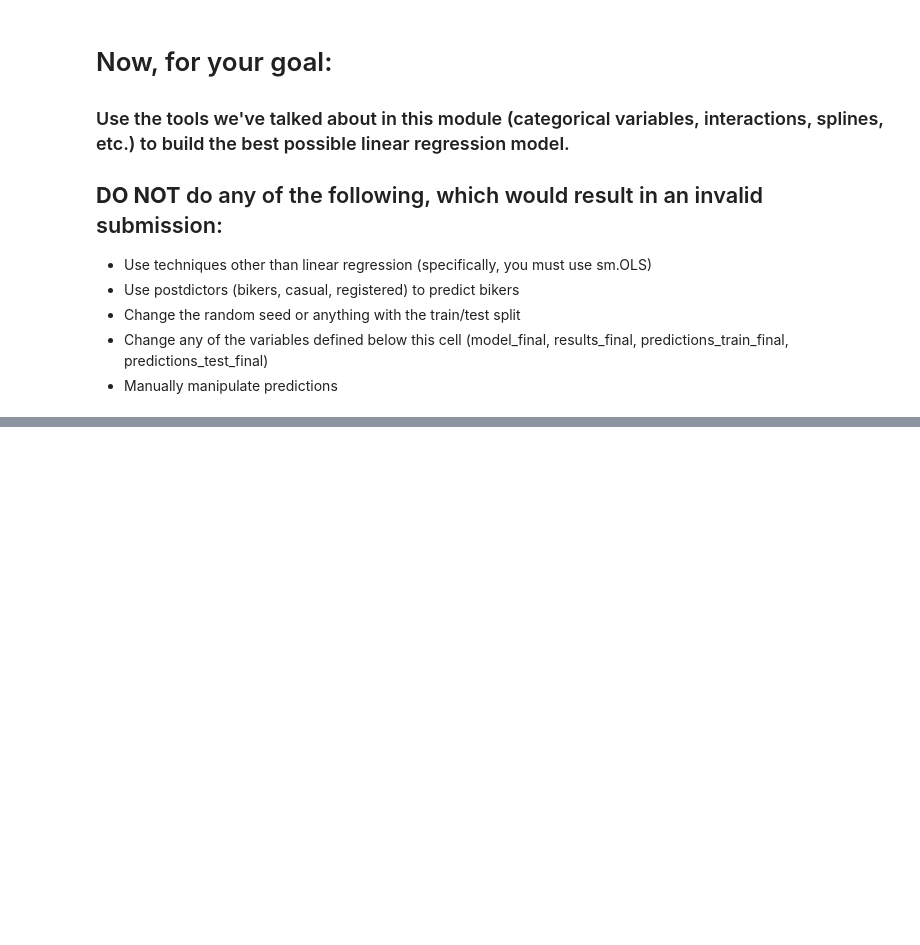
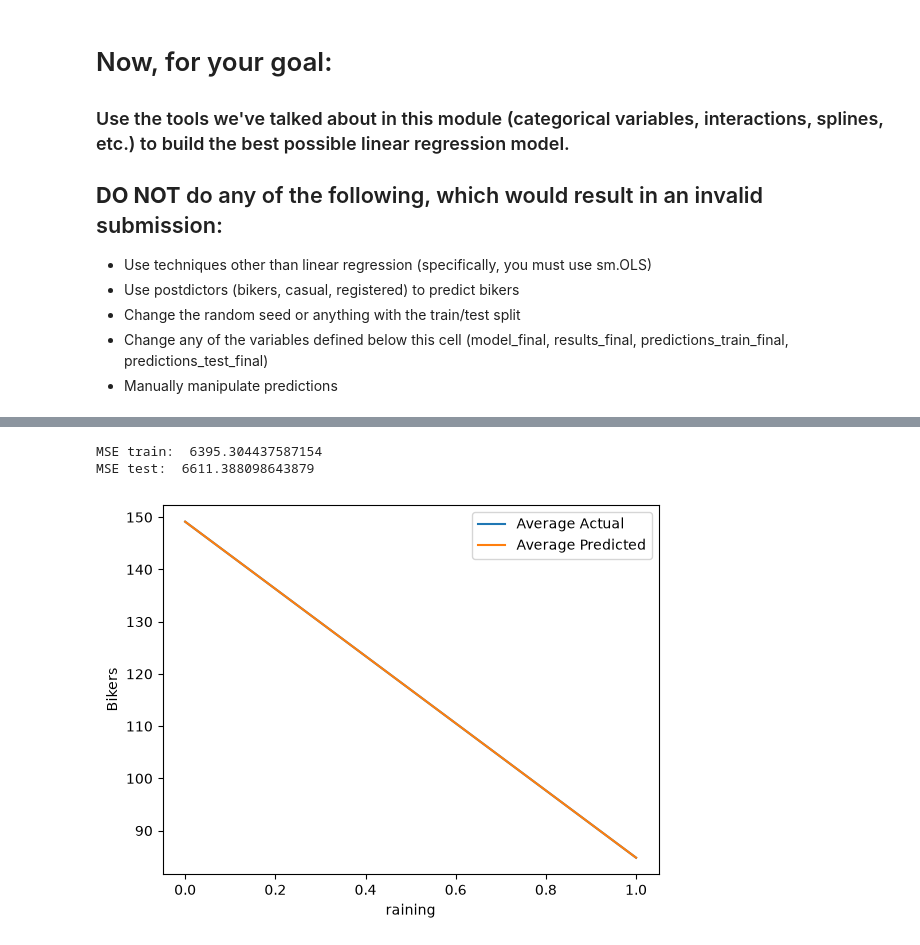
Before and after one commit to jonkrall/code_2600, a Jupyter notebook: mod05_nonlinear.ipynb, the cells around one changed output, grey strips where cells are left out. Cells and saved outputs as stored; diff of their text form; code cells hidden in the pictures; blank space fills up the shorter version.

Commit message:
Created model for Lab 05 with MSE ~6600 for test

```diff
--- a/mod05_nonlinear.ipynb
+++ b/mod05_nonlinear.ipynb
@@ -351,11 +353,22 @@ plot_avg_actual_vs_predicted_by_feature(X=X_train,
 - Change any of the variables defined below this cell (model_final, results_final, predictions_train_final, predictions_test_final)
 - Manually manipulate predictions
 # %%
-# Data pre-processing (on Train, Test, X_train, and X_test)
+# A combinations category/spline for month
+X_train["mnth_num"] = X_train["mnth"].cat.codes
+X_test["mnth_num"] = X_test["mnth"].cat.codes
+X_train["month_gt_march"] = np.where(X_train["mnth_num"] > 2, 1, 0)
+X_test["month_gt_march"] = np.where(X_test["mnth_num"] > 2, 1, 0)
+X_train["month_gt_oct"] = np.where(X_train["mnth_num"] > 9, X_train["mnth_num"] - 9, 0)
+X_test["month_gt_oct"] = np.where(X_test["mnth_num"] > 9, X_test["mnth_num"] - 9, 0)
+
+# Categorical variable for if it is raining or not
+X_train["raining"] = np.where(X_train["weathersit"].cat.codes > 1, 1, 0)
+X_test["raining"] = np.where(X_test["weathersit"].cat.codes > 1, 1, 0)
 # %%
 # Build your linear regression model here.
 vars_to_include = [
     #fillin
+    'intercept','temp','hr_sin', 'hr_cos', 'rushhour','windspeed','hum','holiday','mnth_num','month_gt_march','month_gt_oct','raining'
 ]
 
 model_final = sm.OLS(y_train, X_train[vars_to_include])
@@ -367,10 +394,15 @@ print('MSE train: ', mse(y_train, predictions_train_final))
 
 predictions_test_final = predict(X_test[vars_to_include], results_final)
 print('MSE test: ', mse(y_test, predictions_test_final))
+# %% [output]
+MSE train:  6395.304437587154
+MSE test:  6611.388098643879
 # %%
 plot_avg_actual_vs_predicted_by_feature(X=X_train,
                                         y=y_train,
                                         y_pred=predictions_train_final,
-                                        feature='temp',
+                                        feature='raining',
                                         target_name="Bikers"
                                         )
+# %% [output]
+[figure, added]
```
Also changed, not shown: parts of 2 cells of this notebook.
